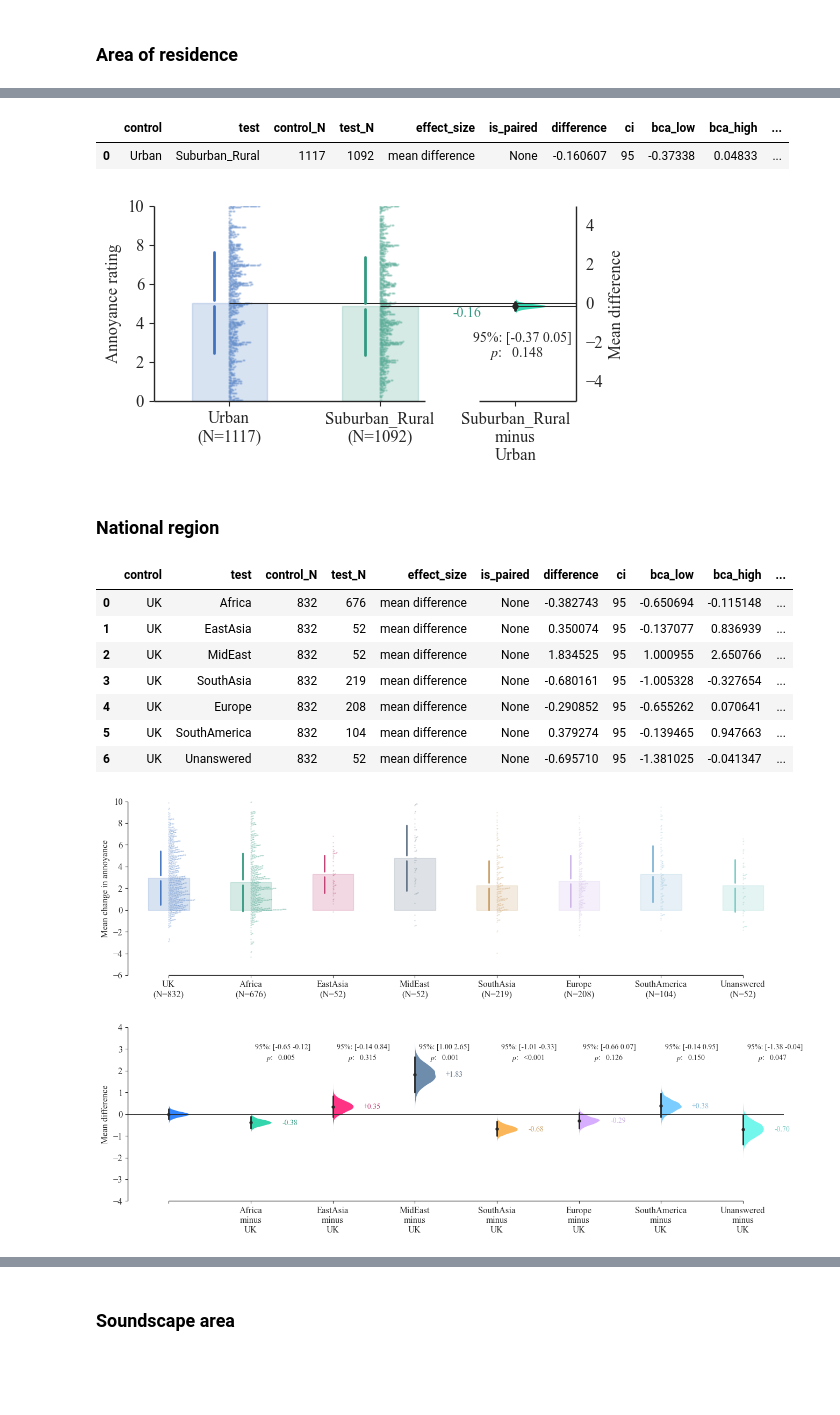
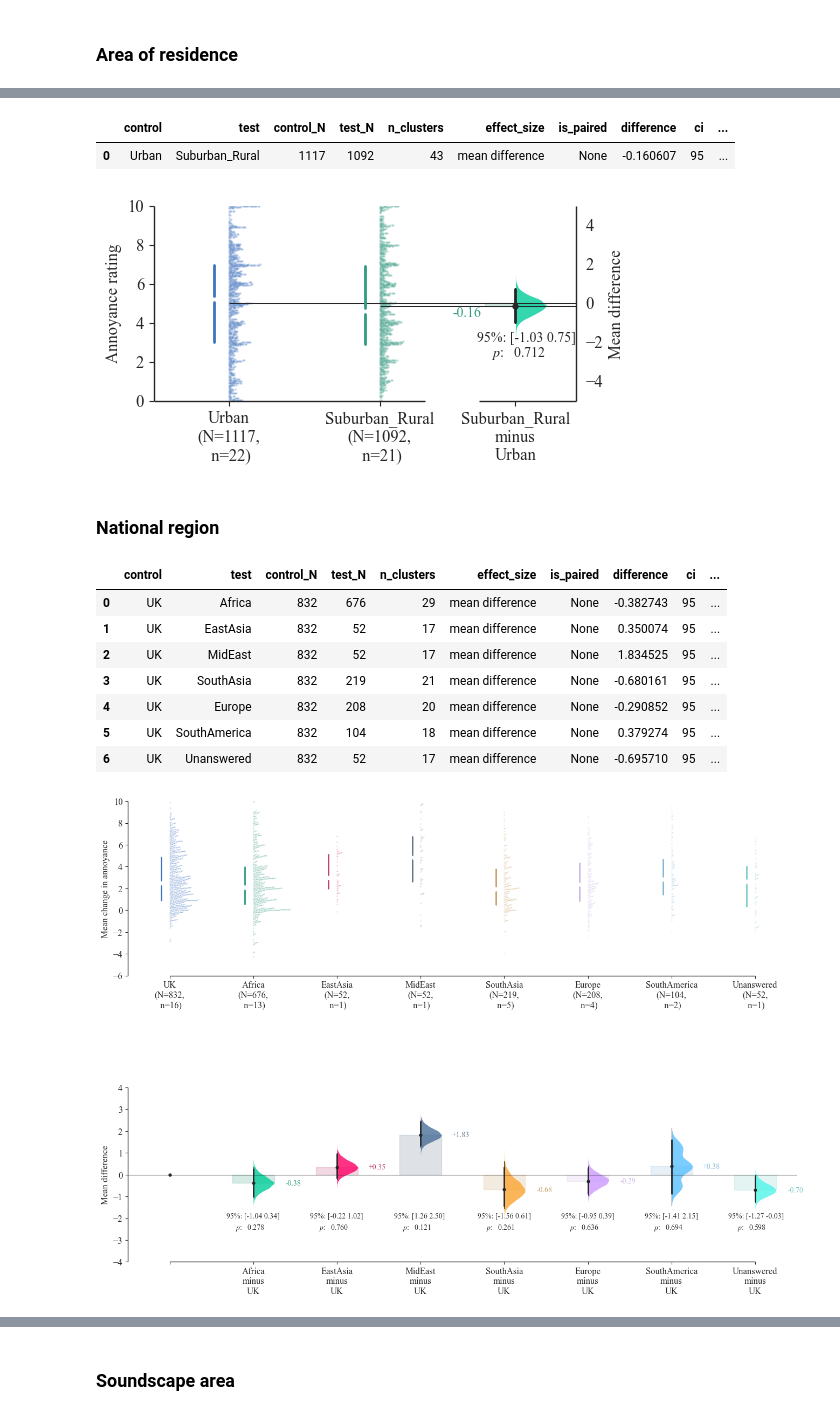
Before and after one commit to acoustics-code-salford/refmap-psychoacoustics, a Jupyter notebook: src/refmap_psychoacoustics/notebooks/refmap_listest2_analysis_dabest.ipynb, the cells around one changed output, grey strips where cells are left out. Saved outputs shown, nothing was run; the diff lists cells and outputs as text; code cells hidden in the pictures; blank space fills up the shorter version.

```diff
--- a/src/refmap_psychoacoustics/notebooks/refmap_listest2_analysis_dabest.ipynb
+++ b/src/refmap_psychoacoustics/notebooks/refmap_listest2_analysis_dabest.ipynb
@@ -1747,22 +1747,20 @@ data = data.loc[:, ['ID', 'StimID', 'Home_Area2', 'dAnnoyance']]
 
 # assign data for processing
 dataload = dabest.load(data=data, idx=list(data['Home_Area2'].unique()),
-                         x='Home_Area2', y='dAnnoyance', resamples=5000, random_seed=303)
+                         x='Home_Area2', y='dAnnoyance', cluster_col='ID', resamples=5000, random_seed=303)
 
 # calculate effect sizes and plot
 fig, ax = plt.subplots(figsize=(5.5, 3))
 dataMD = dataload.mean_diff.plot(custom_palette=mycolours,
+                                 group_summaries='median_quartiles',
                                  raw_marker_size=0.1,
                                  raw_alpha=0.25,
                                  raw_ylim=(-6, 10),
+                                 raw_bars=False,
                                  raw_label="Mean change in annoyance",
                                  contrast_marker_size=3.5,
-                                 contrast_bars=False,
-                                 show_baseline_ec=True,
+                                 contrast_bars=True,
                                  contrast_kwargs={'alpha': 0.8},
-                                 delta_dot_kwargs={'size': 1, 'side': 'left',
-                                                    'alpha': 0.25, 'zorder': 1},
-                                 contrast_ylim=(-4, 4),
                                    ax=ax)
 
 diffs = dataload.mean_diff.statistical_tests[['difference',
@@ -1775,7 +1773,7 @@ contrast_ax = ax.contrast_axes
 # label results
 for ii, diff in enumerate(diffs):
     vals = display_round(diff[1:3], digits=2, floor=False)
-    contrast_ax.text(x=ii + 0.65, y=-4, s="95%: [" + " ".join(vals) + "]", fontsize=10)
+    contrast_ax.text(x=ii + 0.68, y=-4, s="95%: [" + " ".join(vals) + "]", fontsize=10)
     contrast_ax.text(x=ii + 0.8, y=-5.25, s=r"$p$:   " + display_round(diff[3], digits=3), fontsize=10)
 
 if saveplots:
@@ -1809,21 +1807,21 @@ data = data.loc[:, ['ID', 'StimID', 'Home_Area2', 'Annoyance']]
 
 # assign data for processing
 dataload = dabest.load(data=data, idx=list(data['Home_Area2'].unique()),
-                         x='Home_Area2', y='Annoyance', resamples=5000, random_seed=303)
+                         x='Home_Area2', y='Annoyance', cluster_col='ID', resamples=5000, random_seed=303)
 
 # calculate effect sizes and plot
 fig, ax = plt.subplots(figsize=(5.5, 3))
 dataMD = dataload.mean_diff.plot(custom_palette=mycolours,
+                                 group_summaries='median_quartiles',
                                  raw_marker_size=0.1,
                                  raw_alpha=0.25,
                                  raw_ylim=(0, 10),
                                  raw_label="Annoyance rating",
+                                 raw_bars=False,
                                  contrast_marker_size=3.5,
-                                 contrast_bars=False,
+                                 contrast_bars=True,
                                  show_baseline_ec=True,
                                  contrast_kwargs={'alpha': 0.8},
-                                 delta_dot_kwargs={'size': 1, 'side': 'left',
-                                                    'alpha': 0.25, 'zorder': 1},
                                  contrast_ylim=(-4, 4),
                                    ax=ax)
 
@@ -1837,8 +1835,8 @@ contrast_ax = ax.contrast_axes
 # label results
 for ii, diff in enumerate(diffs):
     vals = display_round(diff[1:3], digits=2, floor=False)
-    contrast_ax.text(x=ii + 0.65, y=-2, s="95%: [" + " ".join(vals) + "]", fontsize=10)
-    contrast_ax.text(x=ii + 0.78, y=-2.75, s=r"$p$:   " + display_round(diff[3], digits=3), fontsize=10)
+    contrast_ax.text(x=ii + 0.68, y=-2, s="95%: [" + " ".join(vals) + "]", fontsize=10)
+    contrast_ax.text(x=ii + 0.8, y=-2.75, s=r"$p$:   " + display_round(diff[3], digits=3), fontsize=10)
 
 if saveplots:
 
@@ -1852,9 +1850,9 @@ if saveplots:
 dataMD;
 dataload.mean_diff.statistical_tests
 # %% [output]
-|  | control | test | control_N | test_N | effect_size | is_paired | difference | ci | bca_low | bca_high | ... |
-| 0 | Urban | Suburban_Rural | 1117 | 1092 | mean difference | None | -0.160607 | 95 | -0.37338 | 0.04833 | ... |
+|  | control | test | control_N | test_N | n_clusters | effect_size | is_paired | difference | ci | ... |
+| 0 | Urban | Suburban_Rural | 1117 | 1092 | 43 | mean difference | None | -0.160607 | 95 | ... |
-[figure, old version]
+[figure, new version]
 # %% [markdown]
 ### National region
 # %%
@@ -1865,58 +1863,59 @@ data = data.loc[:, ['ID', 'StimID', 'NationGeo', 'dAnnoyance']]
 
 # assign data for processing
 dataload = dabest.load(data=data, idx=['UK', 'Africa', 'EastAsia', 'MidEast', 'SouthAsia', 'Europe', 'SouthAmerica', 'Unanswered'],
-                         x='NationGeo', y='dAnnoyance', resamples=5000, random_seed=303)
+                         x='NationGeo', y='dAnnoyance', cluster_col='ID', resamples=5000, random_seed=303)
 
 # calculate effect sizes and plot
 fig, ax = plt.subplots(figsize=(13.5, 4.25))
 dataMD = dataload.mean_diff.plot(custom_palette=mycolours,
+                                 group_summaries='median_quartiles',
                                  raw_marker_size=0.1,
                                  raw_alpha=0.25,
                                  raw_ylim=(-6, 10),
+                                 raw_bars=False,
                                  raw_label="Mean change in annoyance",
                                  contrast_marker_size=3.5,
-                                 contrast_bars=False,
-                                 show_baseline_ec=True,
+                                 contrast_bars=True,
+                                 show_baseline_ec=False,
                                  contrast_kwargs={'alpha': 0.8},
-                                 delta_dot_kwargs={'size': 1, 'side': 'left',
-                                                    'alpha': 0.25, 'zorder': 1},
+                                 delta_dot=False,
                                  contrast_ylim=(-4, 4),
                                    ax=ax)
 
 diffs = dataload.mean_diff.statistical_tests[['difference',
                                               'bca_low',
                                               'bca_high',
                                               'pvalue_permutation']].values
 
 contrast_ax = ax.contrast_axes
 
 # label results
 for ii, diff in enumerate(diffs):
     vals = display_round(diff[1:3], digits=2, floor=False)
-    contrast_ax.text(x=ii + 1.05, y=3, s="95%: [" + " ".join(vals) + "]", fontsize=10)
-    contrast_ax.text(x=ii + 1.18, y=2.5, s=r"$p$:   " + display_round(diff[3], digits=3), fontsize=10)
+    contrast_ax.text(x=ii + 0.68, y=-2, s="95%: [" + " ".join(vals) + "]", fontsize=10)
+    contrast_ax.text(x=ii + 0.78, y=-2.5, s=r"$p$:   " + display_round(diff[3], digits=3), fontsize=10)
 
 if saveplots:
 
     filename = "dAnnoyNationGeoDabest"
 
     plt.savefig(os.path.join(outFigPath, "svg", filename + ".svg"),
                 format='svg', bbox_inches='tight')
     plt.savefig(os.path.join(outFigPath, "pdf", filename + ".pdf"),
                 format='pdf', bbox_inches='tight')
 
 dataMD;
 dataload.mean_diff.statistical_tests
 # %% [output]
-|  | control | test | control_N | test_N | effect_size | is_paired | difference | ci | bca_low | bca_high | ... |
-| 0 | UK | Africa | 832 | 676 | mean difference | None | -0.382743 | 95 | -0.650694 | -0.115148 | ... |
-| 1 | UK | EastAsia | 832 | 52 | mean difference | None | 0.350074 | 95 | -0.137077 | 0.836939 | ... |
-| 2 | UK | MidEast | 832 | 52 | mean difference | None | 1.834525 | 95 | 1.000955 | 2.650766 | ... |
-| 3 | UK | SouthAsia | 832 | 219 | mean difference | None | -0.680161 | 95 | -1.005328 | -0.327654 | ... |
-| 4 | UK | Europe | 832 | 208 | mean difference | None | -0.290852 | 95 | -0.655262 | 0.070641 | ... |
-| 5 | UK | SouthAmerica | 832 | 104 | mean difference | None | 0.379274 | 95 | -0.139465 | 0.947663 | ... |
-| 6 | UK | Unanswered | 832 | 52 | mean difference | None | -0.695710 | 95 | -1.381025 | -0.041347 | ... |
+|  | control | test | control_N | test_N | n_clusters | effect_size | is_paired | difference | ci | ... |
+| 0 | UK | Africa | 832 | 676 | 29 | mean difference | None | -0.382743 | 95 | ... |
+| 1 | UK | EastAsia | 832 | 52 | 17 | mean difference | None | 0.350074 | 95 | ... |
+| 2 | UK | MidEast | 832 | 52 | 17 | mean difference | None | 1.834525 | 95 | ... |
+| 3 | UK | SouthAsia | 832 | 219 | 21 | mean difference | None | -0.680161 | 95 | ... |
+| 4 | UK | Europe | 832 | 208 | 20 | mean difference | None | -0.290852 | 95 | ... |
+| 5 | UK | SouthAmerica | 832 | 104 | 18 | mean difference | None | 0.379274 | 95 | ... |
+| 6 | UK | Unanswered | 832 | 52 | 17 | mean difference | None | -0.695710 | 95 | ... |
-[figure, old version]
+[figure, new version]
 # %%
 # select subset of data for analysis and sort
 data = dataBySubjTest
```
Also changed, not shown: parts of 47 cells of this notebook, 7 other files.
